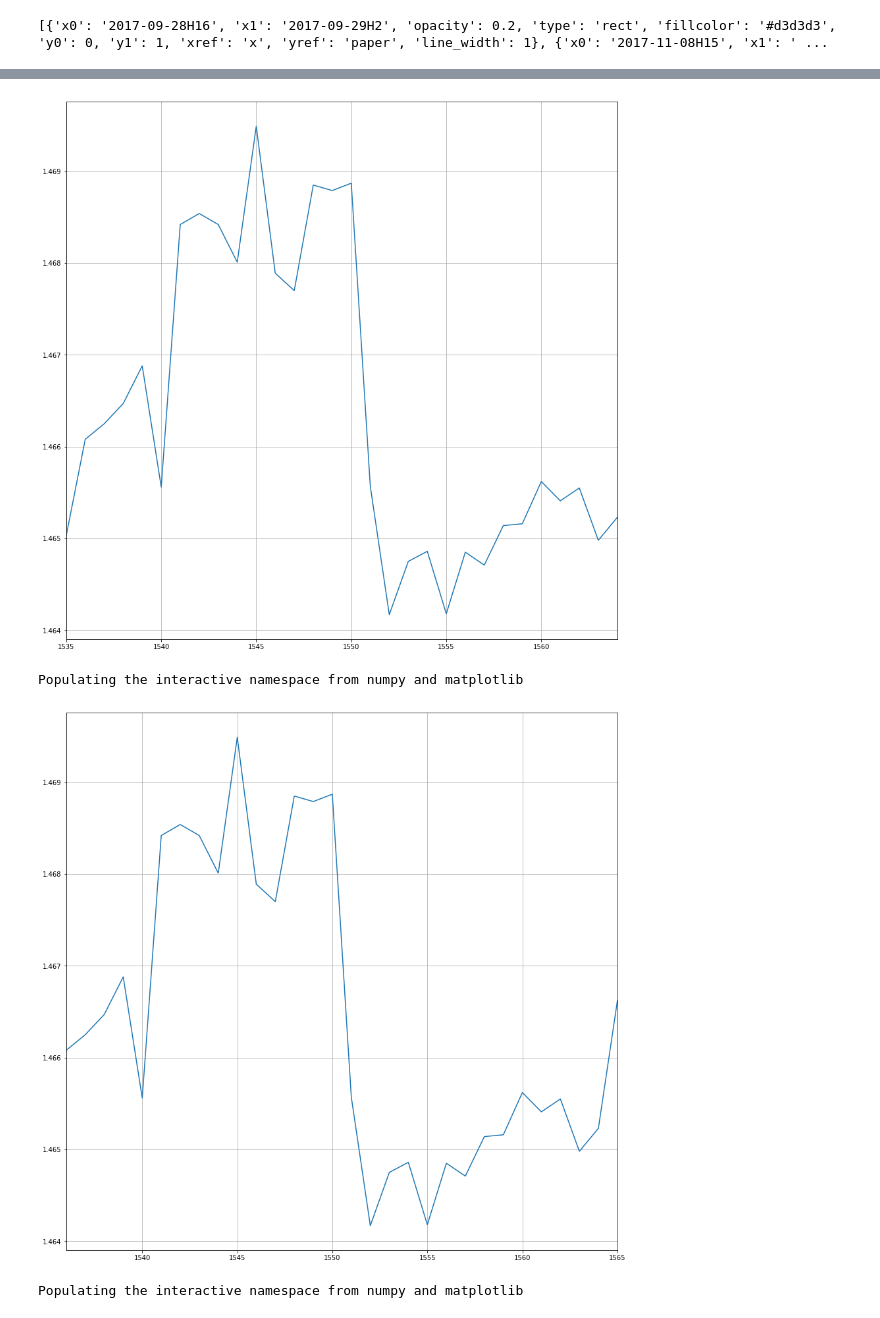
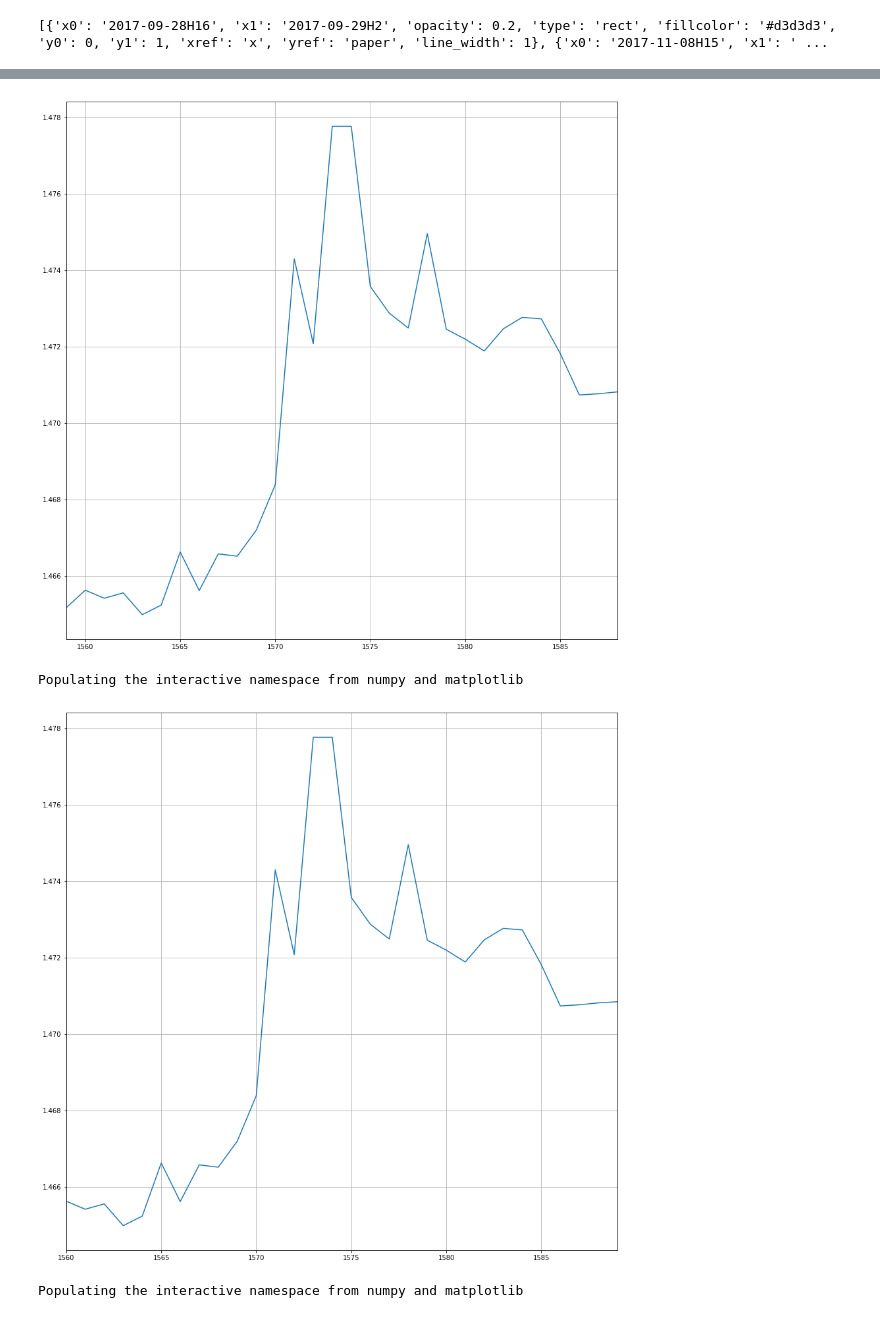
Before and after one commit to antoine-mtl/Head-and-shoulders-pattern-detection, a Jupyter notebook: test_Forex.ipynb, the cells around one changed output, grey strips where cells are left out. Saved outputs shown, nothing was run; the diff lists cells and outputs as text; code cells hidden in the pictures.

```diff
--- a/test_Forex.ipynb
+++ b/test_Forex.ipynb
@@ -285,21 +276,6 @@ print(lst_dict)
 # %% [output]
 [{'x0': '2017-09-28H16', 'x1': '2017-09-29H2', 'opacity': 0.2, 'type': 'rect', 'fillcolor': '#d3d3d3', 'y0': 0, 'y1': 1, 'xref': 'x', 'yref': 'paper', 'line_width': 1}, {'x0': '2017-11-08H15', 'x1': ' ...
 # %%
-################AAAAD PLOT CANDLESTICK
-
-
-
-
-
-
-
-
-
-
-
-
-
-
 
 
 # nombre_observation=bitcoin.shape[0]-30
@@ -313,12 +289,9 @@ donnee2=pd.read_csv('C:/Users/Antoine/Documents/FLASK/projet/EUR_CAD.csv')
 donnee2=donnee2.set_index('date')
 # print(bitcoin.head())
 a=0
-while (a < len(date_bonne)):
+while (a < 1):
     print(date_bonne[a])
     donnee_version=donnee2.loc[(donnee2.index >= date_bonne[a]) & (donnee2.index<= date_bonne[(a+1)])]
-    # for i in range(nombre_observation):
-    # bitcoin_version=bitcoin.iloc[i:i+30,]
-
     %matplotlib inline
     # Control the default size of figures in this Jupyter notebook
     %pylab inline
@@ -341,24 +311,17 @@ Populating the interactive namespace from numpy and matplotlib
 import pandas as pd
 import matplotlib.pyplot as plt   # Import matplotlib
 
-# bitcoin=pd.read_csv('C:/Users/Antoine/Documents/FLASK/projet/bitcoin4.csv')
 donnee2=pd.read_csv('C:/Users/Antoine/Documents/FLASK/projet/EUR_CAD.csv')
 
-# donnee2=donnee2.set_index('date')
-# print(bitcoin.head())
-a=date_bonne[0]
+a=date_bonne[1]
 date1=a.split('H')[0]
 H1=a.split('H')[1]
 
-print(date1)
-print(H1)
-# print(donnee2.head())
+
 print(donnee2.shape)
 donnee_version=donnee2.loc[(donnee2.date>= date1)]
-for i in range(30):
+for i in range(10):
 
-#     donnee_version=donnee2.loc[(donnee2.index >= date_bonne[a]) & (donnee2.index<= date_bonne[(a+1)])]
-    # for i in range(nombre_observation):
     donnee_version2=donnee_version.iloc[i:i+30,]
 
     %matplotlib inline
@@ -379,5 +340,5 @@ Populating the interactive namespace from numpy and matplotlib
 Populating the interactive namespace from numpy and matplotlib
-[figure, old version]
+[figure, new version]
 Populating the interactive namespace from numpy and matplotlib
-[figure, old version]
+[figure, new version]
 Populating the interactive namespace from numpy and matplotlib
```
Also changed, not shown: parts of 3 cells of this notebook.
